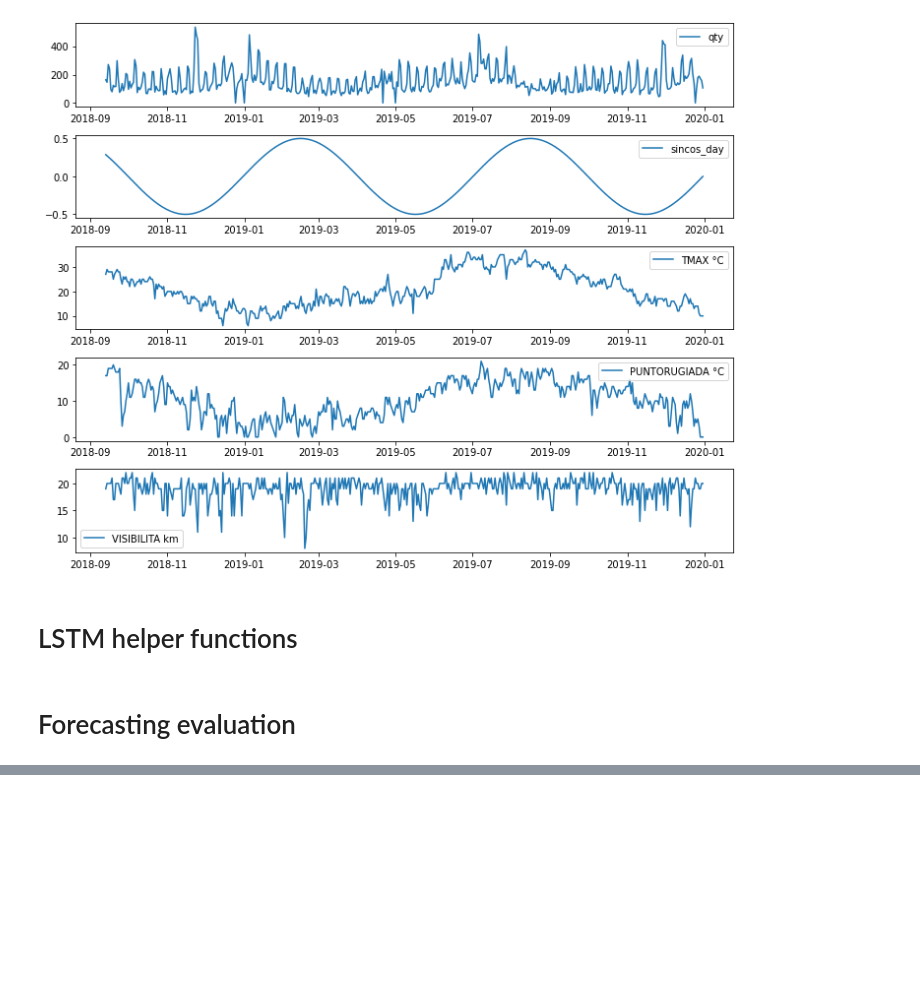
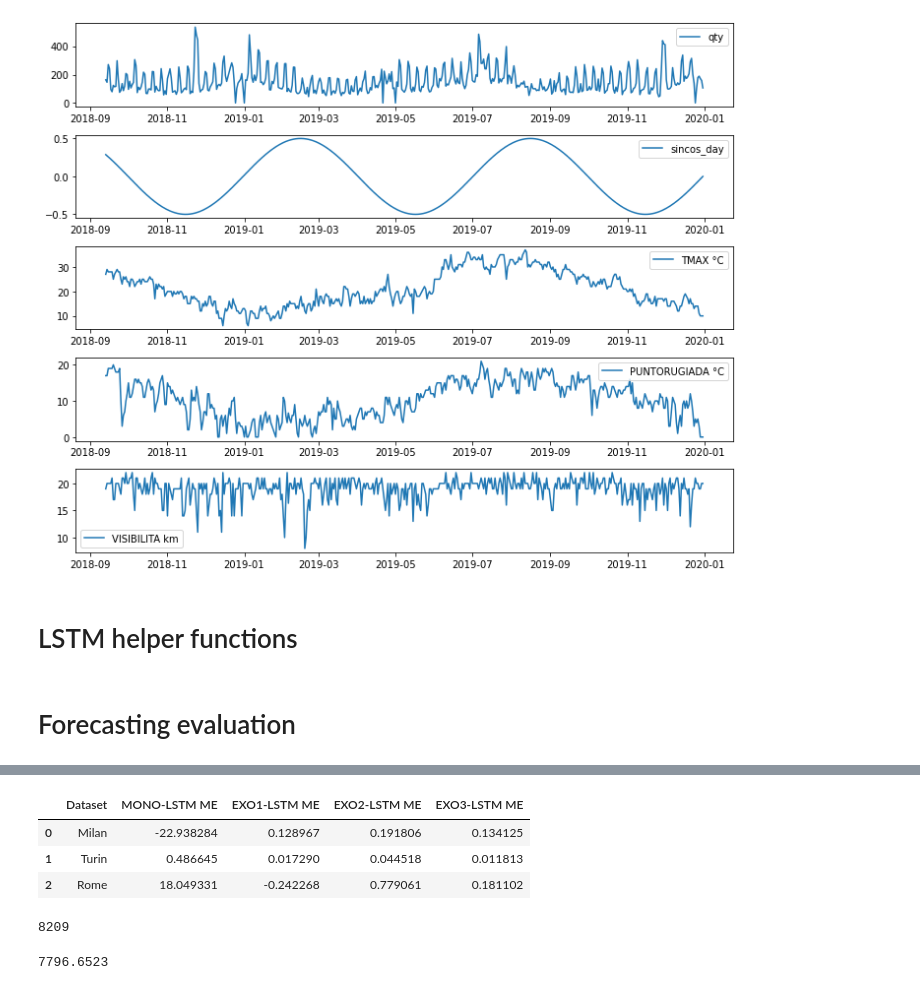
Before and after one commit to geriskenderi/EXO-LSTM, a Jupyter notebook: code/forecasting/daily_forecasting.ipynb, the cells around one changed output, grey strips where cells are left out. Saved outputs shown, nothing was run; the diff lists cells and outputs as text; code cells hidden in the pictures; blank space fills up the shorter version.

```diff
--- a/code/forecasting/daily_forecasting.ipynb
+++ b/code/forecasting/daily_forecasting.ipynb
@@ -367,0 +389,17 @@ Done
+# %%
+# Mean error
+me_results_df = pd.DataFrame(me_results, columns=["Dataset", "MONO-LSTM ME", "EXO1-LSTM ME", "EXO2-LSTM ME", "EXO3-LSTM ME"])
+me_results_df
+# %% [output]
+|  | Dataset | MONO-LSTM ME | EXO1-LSTM ME | EXO2-LSTM ME | EXO3-LSTM ME |
+| 0 | Milan | -22.938284 | 0.128967 | 0.191806 | 0.134125 |
+| 1 | Turin | 0.486645 | 0.017290 | 0.044518 | 0.011813 |
+| 2 | Rome | 18.049331 | -0.242268 | 0.779061 | 0.181102 |
+# %%
+np.sum(test.qty)
+# %% [output]
+8209
+# %%
+np.sum(full_mono_pred)
+# %% [output]
+7796.6523
```
Also changed, not shown: parts of 6 cells of this notebook, 3 other files.
